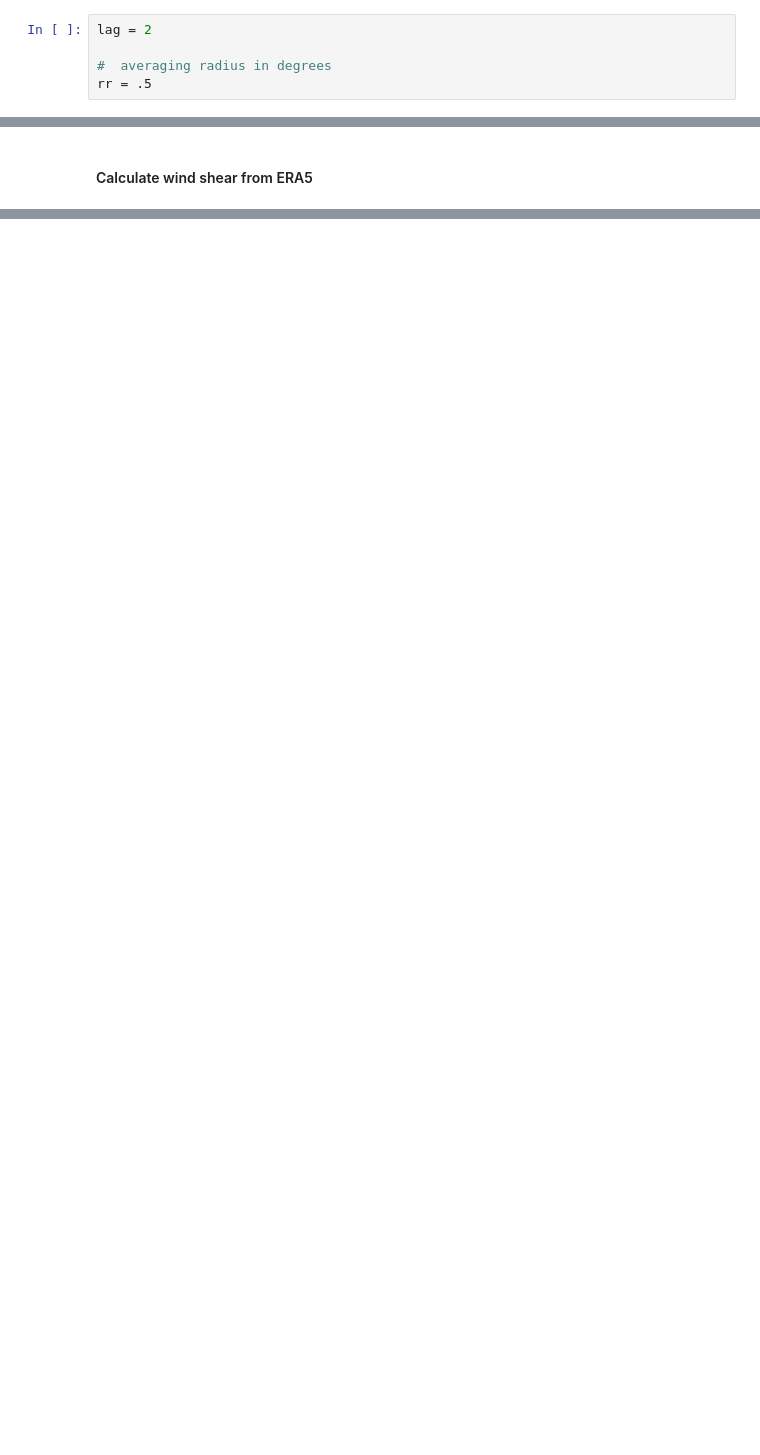
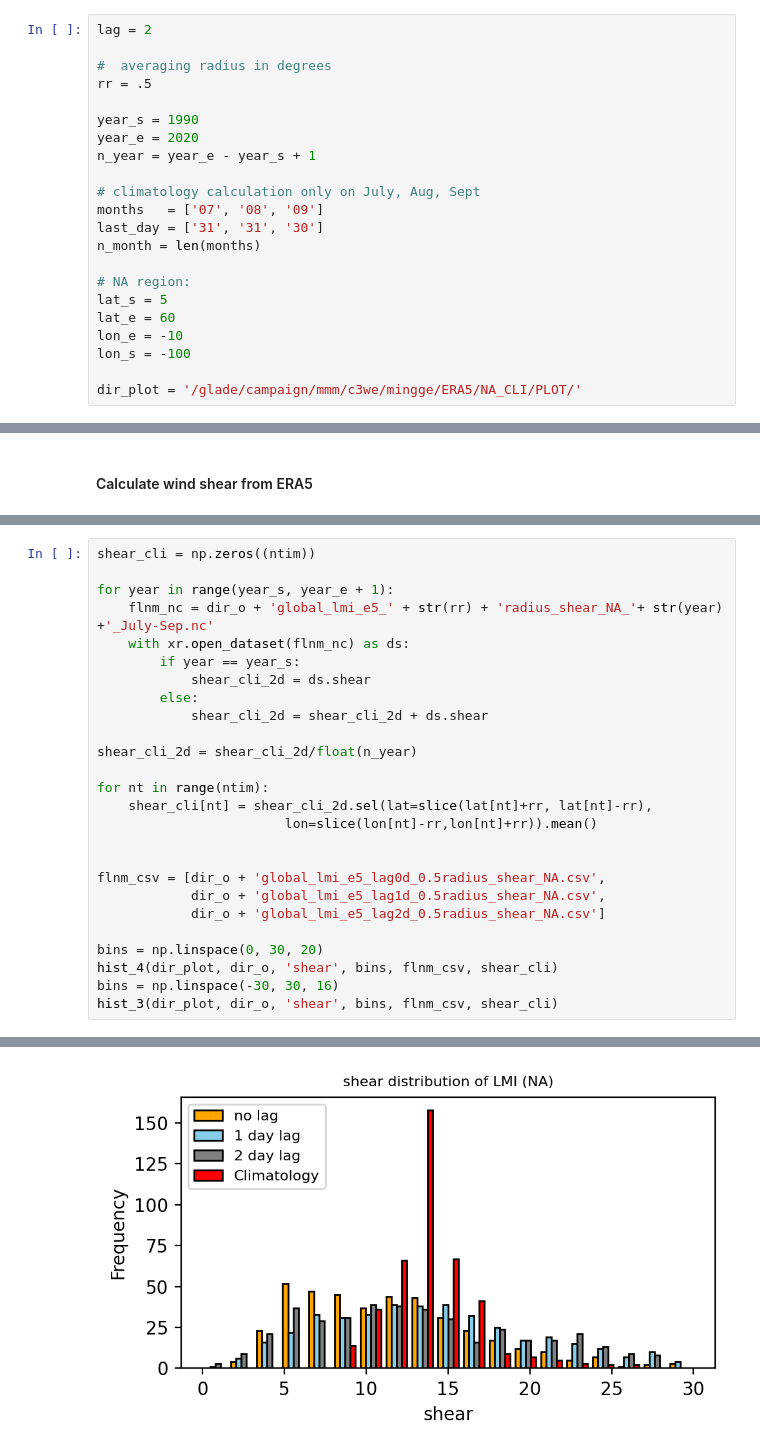
Before and after one commit to ming80302/TC, a Jupyter notebook: get_era5_shear_at_lmi.ipynb, the cells around one changed output, grey strips where cells are left out. Drawn from its saved outputs; the diff is of its cells as text; blank space fills up the shorter version.

```diff
--- a/get_era5_shear_at_lmi.ipynb
+++ b/get_era5_shear_at_lmi.ipynb
@@ -14,6 +27,23 @@ lag = 2
 
 #  averaging radius in degrees
 rr = .5
+
+year_s = 1990
+year_e = 2020
+n_year = year_e - year_s + 1
+
+# climatology calculation only on July, Aug, Sept
+months   = ['07', '08', '09']
+last_day = ['31', '31', '30']
+n_month = len(months)
+
+# NA region:
+lat_s = 5
+lat_e = 60
+lon_e = -10
+lon_s = -100
+
+dir_plot = '/glade/campaign/mmm/c3we/mingge/ERA5/NA_CLI/PLOT/'
 # %% [markdown]
 #### read in lmi times/locations
 # %%
@@ -137,0 +232,27 @@ array([ 9.35303879, 13.05090618, 12.98942375, 38.14584351,  5.86399794,
+# %%
+shear_cli = np.zeros((ntim))
+
+for year in range(year_s, year_e + 1):
+    flnm_nc = dir_o + 'global_lmi_e5_' + str(rr) + 'radius_shear_NA_'+ str(year) +'_July-Sep.nc'
+    with xr.open_dataset(flnm_nc) as ds:
+        if year == year_s:
+            shear_cli_2d = ds.shear
+        else:
+            shear_cli_2d = shear_cli_2d + ds.shear
+
+shear_cli_2d = shear_cli_2d/float(n_year)
+
+for nt in range(ntim):
+    shear_cli[nt] = shear_cli_2d.sel(lat=slice(lat[nt]+rr, lat[nt]-rr),
+                        lon=slice(lon[nt]-rr,lon[nt]+rr)).mean()
+
+
+flnm_csv = [dir_o + 'global_lmi_e5_lag0d_0.5radius_shear_NA.csv',
+            dir_o + 'global_lmi_e5_lag1d_0.5radius_shear_NA.csv',
+            dir_o + 'global_lmi_e5_lag2d_0.5radius_shear_NA.csv']
+
+bins = np.linspace(0, 30, 20)
+hist_4(dir_plot, dir_o, 'shear', bins, flnm_csv, shear_cli)
+bins = np.linspace(-30, 30, 16)
+hist_3(dir_plot, dir_o, 'shear', bins, flnm_csv, shear_cli)
+# %% [output]
@@ -137,0 +261 @@ array([ 9.35303879, 13.05090618, 12.98942375, 38.14584351,  5.86399794,
+[figure, added]
```
Also changed, not shown: parts of 14 cells of this notebook, 2 other files.
